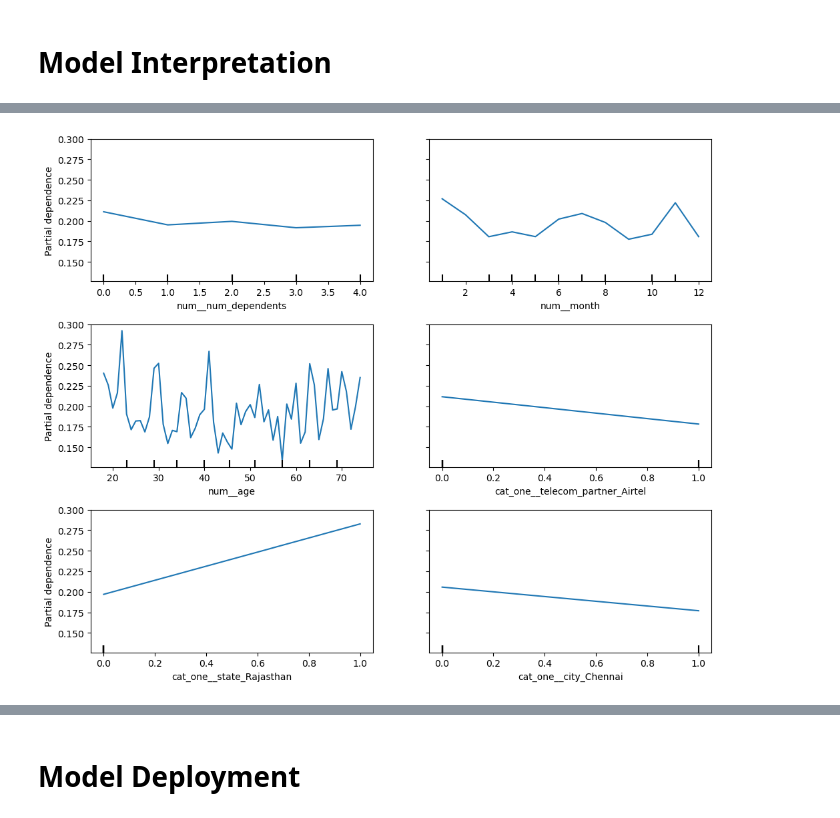
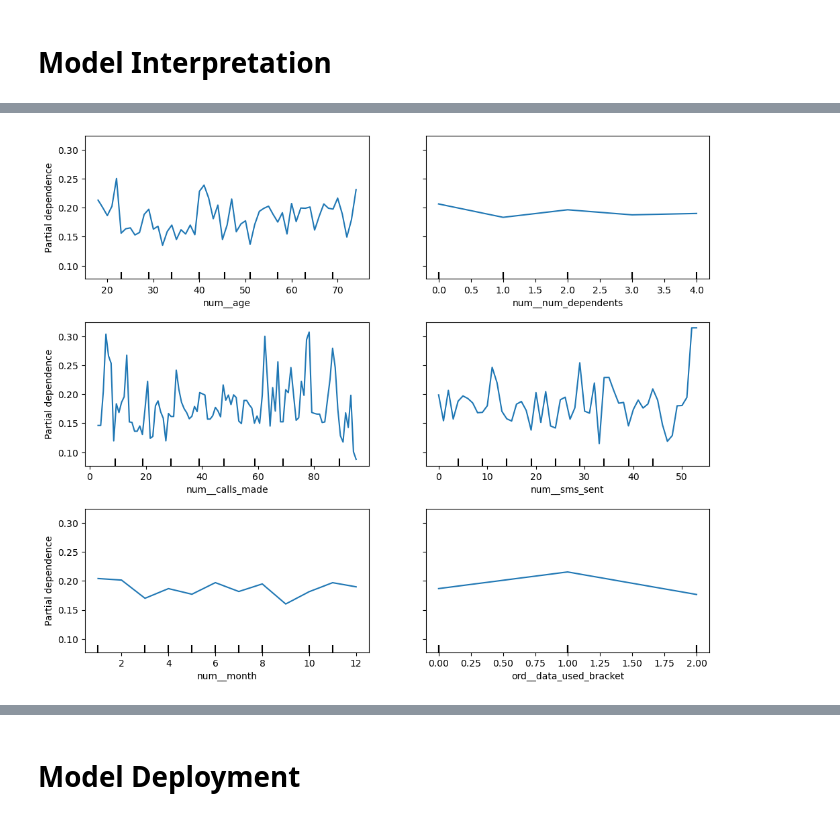
Before and after one commit to LucasHoffSchmidt/Data_Science_Customer_Churn_Prediction, a Jupyter notebook: customer_churn_prediction.ipynb, the cells around one changed output, grey strips where cells are left out. Cells and saved outputs as stored; diff of their text form; code cells hidden in the pictures.

```diff
--- a/customer_churn_prediction.ipynb
+++ b/customer_churn_prediction.ipynb
@@ -291,14 +367,16 @@ plt.show()
 # %%
 # Making an aggregate estimated salary feature to separate people into low salary, mid salary and high salary
+salary_categories = ["low", "mid", "high"]
+
 def categorize_salary(salary):
     if salary < 50000:
-        return "low_salary"
-    elif 50000 <= salary <= 100000:
-        return "mid_salary"
+        return salary_categories[0]
+    elif 50000 <= salary < 100000:
+        return salary_categories[1]
     else:
-        return "high_salary"
+        return salary_categories[2]
 
 churn_df["salary_bracket"] = churn_df["estimated_salary"].apply(categorize_salary)
-churn_df["salary_bracket"] = pd.Categorical(churn_df["salary_bracket"], categories = ["low_salary", "mid_salary", "high_salary"], ordered=True)
+churn_df["salary_bracket"] = pd.Categorical(churn_df["salary_bracket"], categories = salary_categories, ordered=True)
 churn_df["salary_bracket"].head()
 # %% [output]
@@ -413,7 +482,4 @@ month               12
 dtype: int64
-# %%
-# Removing identified features with low variance between churning and not churning
-churn_clean_df.drop(["sms_sent", "calls_made", "age_bracket"], axis=1, inplace=True)
 # %%
 # Checking the updated list of attributes
 churn_clean_df.columns
@@ -465,7 +552,8 @@ class_weight_ratio = len(y_train[y_train == 0]) / len(y_train[y_train == 1])
 # Transforming categorical features to numerical features for universal machine learning model compatibility
 preprocessor = ColumnTransformer(
     transformers=[
-        ("num", "passthrough", X[chosen_features].select_dtypes(include="number").columns),
-        ("cat_one", OneHotEncoder(sparse_output=False, handle_unknown="ignore"), X[chosen_features].select_dtypes(include=["object", "category"]).columns)
+        ("num", "passthrough", num_features),
+        ("ord", ordinal_encoder, ord_features),
+        ("cat", OneHotEncoder(sparse_output=False, handle_unknown="ignore"), nom_features)
     ]
 )
@@ -475,34 +560,28 @@ smote = SMOTE(sampling_strategy="auto", random_state=42)
 # %%
 # Defining pipelines for model training and evaluation
 models = {
-    "Logistic Regression": ImbPipeline([
+    "Logistic Regression": Pipeline([
         ("preprocessor", preprocessor),
-        ("oversampling", smote),
-        ("classifier", LogisticRegression(random_state=42))
+       ("classifier", LogisticRegression(random_state=42))
     ]),
-    "Decision Tree": ImbPipeline([
+    "Decision Tree": Pipeline([
         ("preprocessor", preprocessor),
-        ("oversampling", smote),
         ("classifier", DecisionTreeClassifier(random_state=42))
     ]),
-    "Random Forest": ImbPipeline([
+    "Random Forest": Pipeline([
         ("preprocessor", preprocessor),
-        ("oversampling", smote),
         ("classifier", RandomForestClassifier(random_state=42))
     ]),
-    "Gradient Boosting": ImbPipeline([
+    "Gradient Boosting": Pipeline([
         ("preprocessor", preprocessor),
-        ("oversampling", smote),
         ("classifier", GradientBoostingClassifier(random_state=42))
     ]),
-    "SVM": ImbPipeline([
+    "SVM": Pipeline([
         ("preprocessor", preprocessor),
-        ("oversampling", smote),
-        ("classifier", SVC(random_state=42))
+       ("classifier", SVC(random_state=42))
     ]),
-    "XGBoost": ImbPipeline([
+    "XGBoost": Pipeline([
         ("preprocessor", preprocessor),
-        ("oversampling", smote),
         ("classifier", XGBClassifier(random_state=42))
     ]),
 }
@@ -801,22 +880,22 @@ for feature in feature_names:
 # %%
 # Creates the partial dependence plots for specified features
 from sklearn.inspection import PartialDependenceDisplay
 
-feature_list = [0, 1, 2, 3, 27, 36]
+feature_list = [0, 1, 2, 3, 4, 5]
 
 fig, ax = plt.subplots(figsize=(12, 10))
 
 disp = PartialDependenceDisplay.from_estimator(
     best_model,
     X_train_transformed,
     features=feature_list,
     feature_names = feature_names,
     n_cols=2,
     ax=ax
 )
 
 # Increases the vertical space between the plots
 plt.subplots_adjust(hspace=0.3)
 plt.show()
 # %% [output]
-[figure, old version]
+[figure, new version]
```
Also changed, not shown: parts of 63 cells of this notebook, 6 other files.
